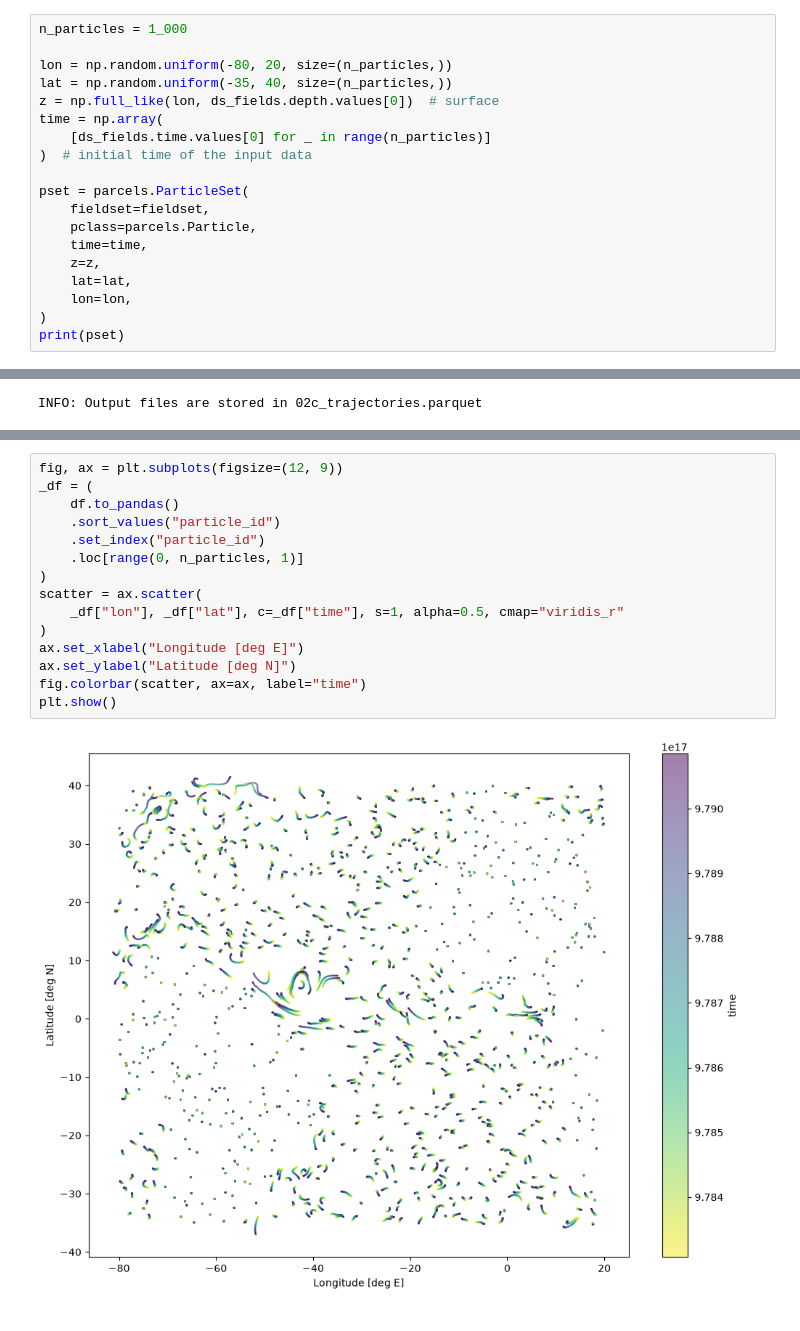
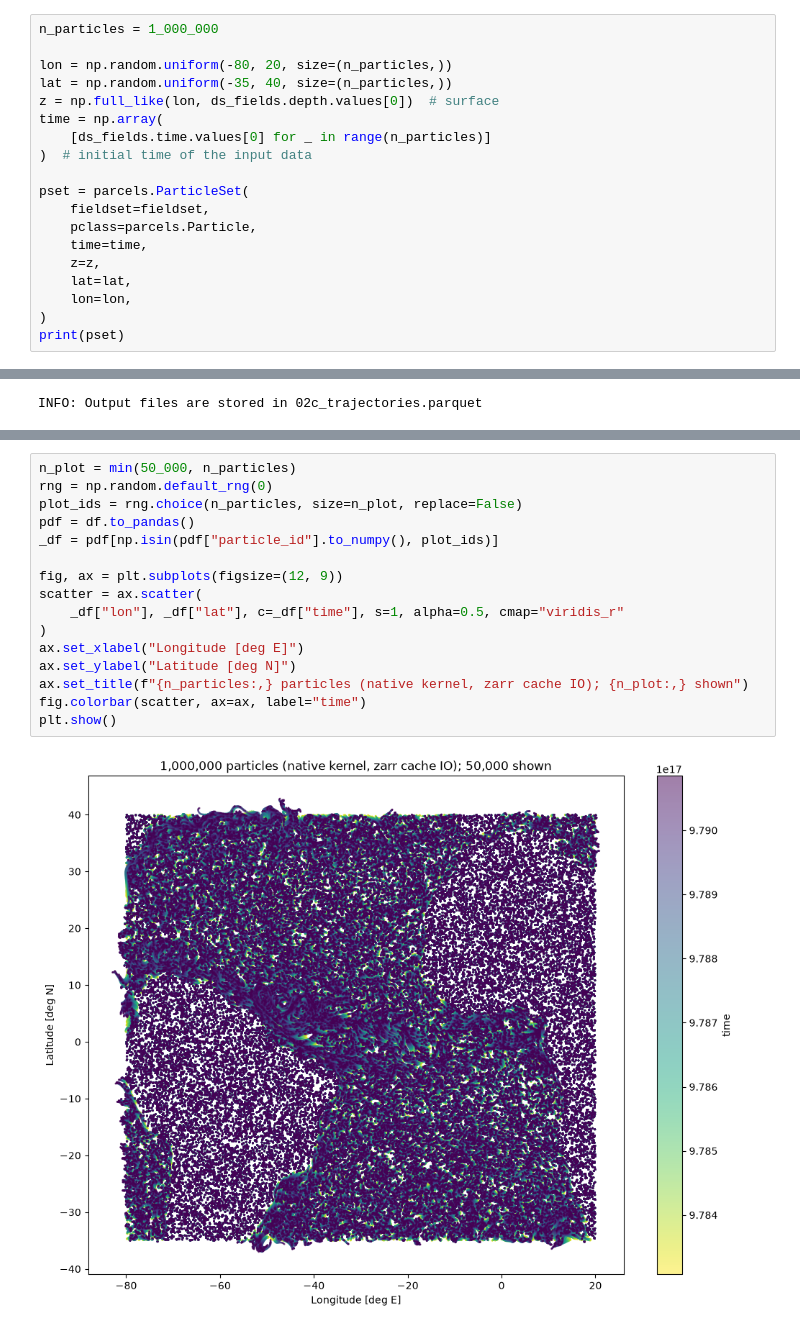
Before and after one commit to Parcels-code/elphe-hackathon, a Jupyter notebook: cmems_global/notebooks/02c_run_parcels.ipynb, the cells around one changed output, grey strips where cells are left out. Cells and saved outputs as stored; diff of their text form.

```diff
--- a/cmems_global/notebooks/02c_run_parcels.ipynb
+++ b/cmems_global/notebooks/02c_run_parcels.ipynb
@@ -85,7 +85,7 @@ print(fieldset)
                 interp_method         : <parcels.interpolators._xinterpolators.XLinear_Velocity object at 0x...>
                 vector_type           : '2D'
 # %%
-n_particles = 1_000
+n_particles = 1_000_000
 
 lon = np.random.uniform(-80, 20, size=(n_particles,))
 lat = np.random.uniform(-35, 40, size=(n_particles,))
@@ -157,17 +157,18 @@ shape: (37_000, 5)
 # %%
+n_plot = min(50_000, n_particles)
+rng = np.random.default_rng(0)
+plot_ids = rng.choice(n_particles, size=n_plot, replace=False)
+pdf = df.to_pandas()
+_df = pdf[np.isin(pdf["particle_id"].to_numpy(), plot_ids)]
+
 fig, ax = plt.subplots(figsize=(12, 9))
-_df = (
-    df.to_pandas()
-    .sort_values("particle_id")
-    .set_index("particle_id")
-    .loc[range(0, n_particles, 1)]
-)
 scatter = ax.scatter(
     _df["lon"], _df["lat"], c=_df["time"], s=1, alpha=0.5, cmap="viridis_r"
 )
 ax.set_xlabel("Longitude [deg E]")
 ax.set_ylabel("Latitude [deg N]")
+ax.set_title(f"{n_particles:,} particles (native kernel, zarr cache IO); {n_plot:,} shown")
 fig.colorbar(scatter, ax=ax, label="time")
 plt.show()
 # %% [output]
-[figure, old version]
+[figure, new version]
```
Also changed, not shown: parts of 4 cells of this notebook, 29 other files.
